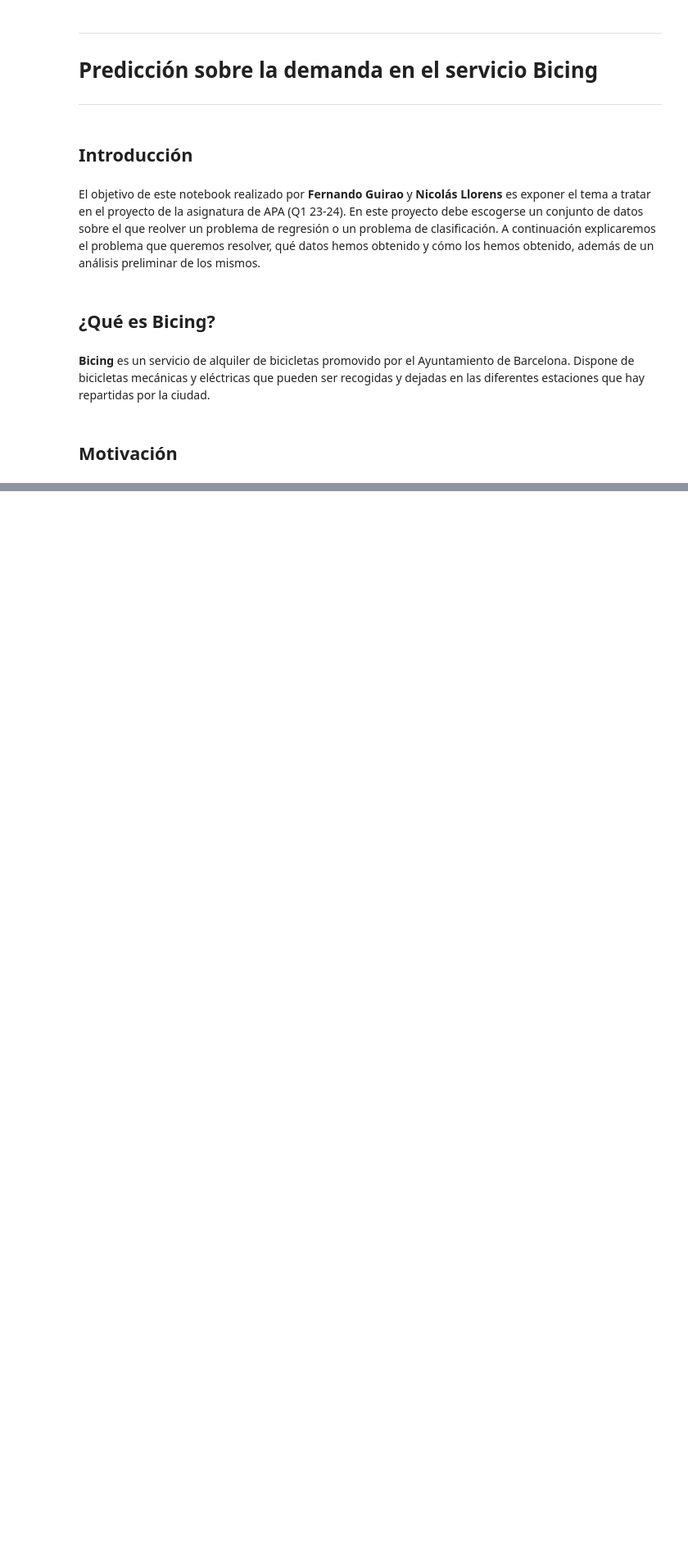
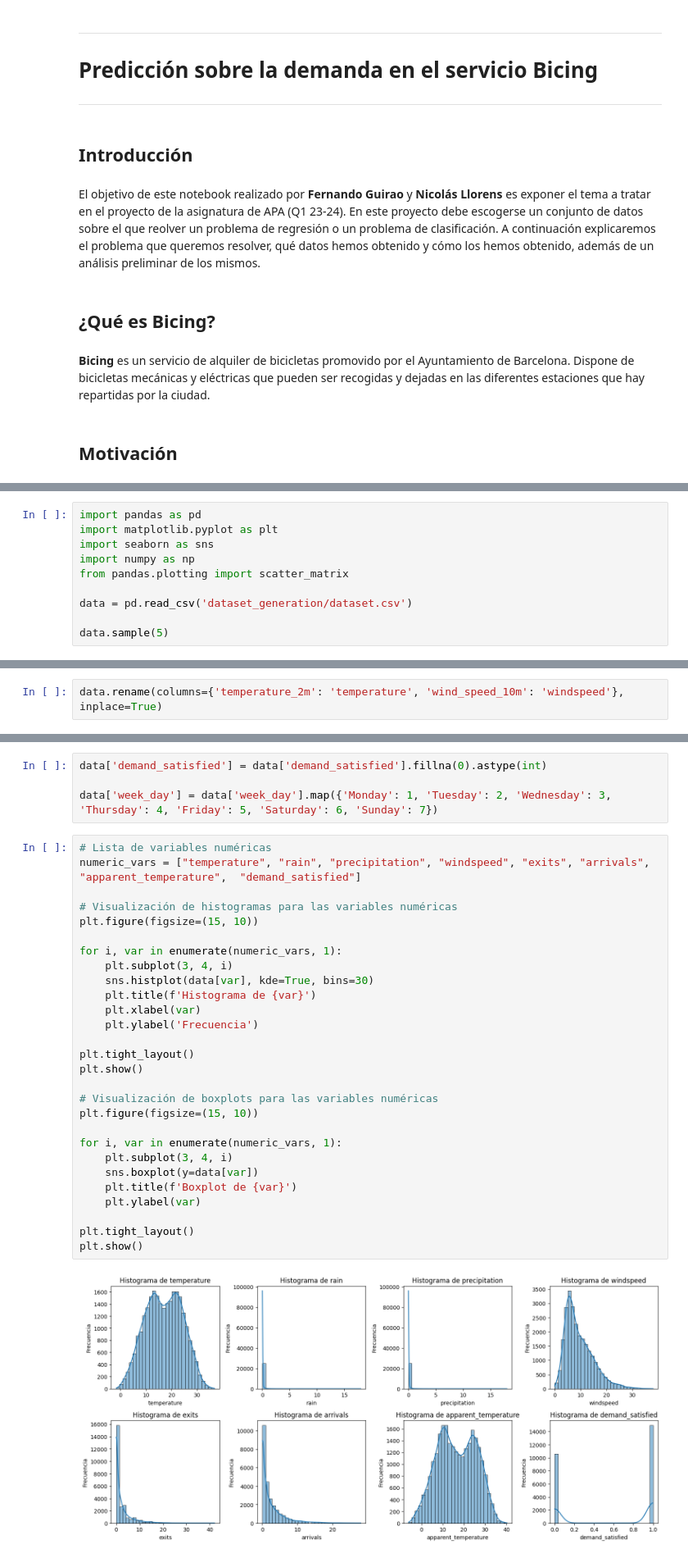
Before and after one commit to nicollorens12/BicingEstimator, a Jupyter notebook: notebook.ipynb, the cells around one changed output, grey strips where cells are left out. Shown at 82% size. Drawn from its saved outputs; the diff is of its cells as text; blank space fills up the shorter version.

```diff
--- a/notebook.ipynb
+++ b/notebook.ipynb
@@ -45,0 +65,10 @@ Debido al gran tamaño de estos datos (dado que existen más de 500 estaciones),
+# %%
+import pandas as pd
+import matplotlib.pyplot as plt
+import seaborn as sns
+import numpy as np
+from pandas.plotting import scatter_matrix
+
+data = pd.read_csv('dataset_generation/dataset.csv')
+
+data.sample(5)
@@ -45,0 +101,2 @@ Debido al gran tamaño de estos datos (dado que existen más de 500 estaciones),
+# %%
+data.rename(columns={'temperature_2m': 'temperature', 'wind_speed_10m': 'windspeed'}, inplace=True)
@@ -45,0 +105,34 @@ Debido al gran tamaño de estos datos (dado que existen más de 500 estaciones),
+# %%
+data['demand_satisfied'] = data['demand_satisfied'].fillna(0).astype(int)
+
+data['week_day'] = data['week_day'].map({'Monday': 1, 'Tuesday': 2, 'Wednesday': 3, 'Thursday': 4, 'Friday': 5, 'Saturday': 6, 'Sunday': 7})
+# %%
+# Lista de variables numéricas
+numeric_vars = ["temperature", "rain", "precipitation", "windspeed", "exits", "arrivals", "apparent_temperature",  "demand_satisfied"]
+
+# Visualización de histogramas para las variables numéricas
+plt.figure(figsize=(15, 10))
+
+for i, var in enumerate(numeric_vars, 1):
+    plt.subplot(3, 4, i)
+    sns.histplot(data[var], kde=True, bins=30)
+    plt.title(f'Histograma de {var}')
+    plt.xlabel(var)
+    plt.ylabel('Frecuencia')
+
+plt.tight_layout()
+plt.show()
+
+# Visualización de boxplots para las variables numéricas
+plt.figure(figsize=(15, 10))
+
+for i, var in enumerate(numeric_vars, 1):
+    plt.subplot(3, 4, i)
+    sns.boxplot(y=data[var])
+    plt.title(f'Boxplot de {var}')
+    plt.ylabel(var)
+
+plt.tight_layout()
+plt.show()
+# %% [output]
+[figure, added]
```
Also changed, not shown: parts of 29 cells of this notebook.
